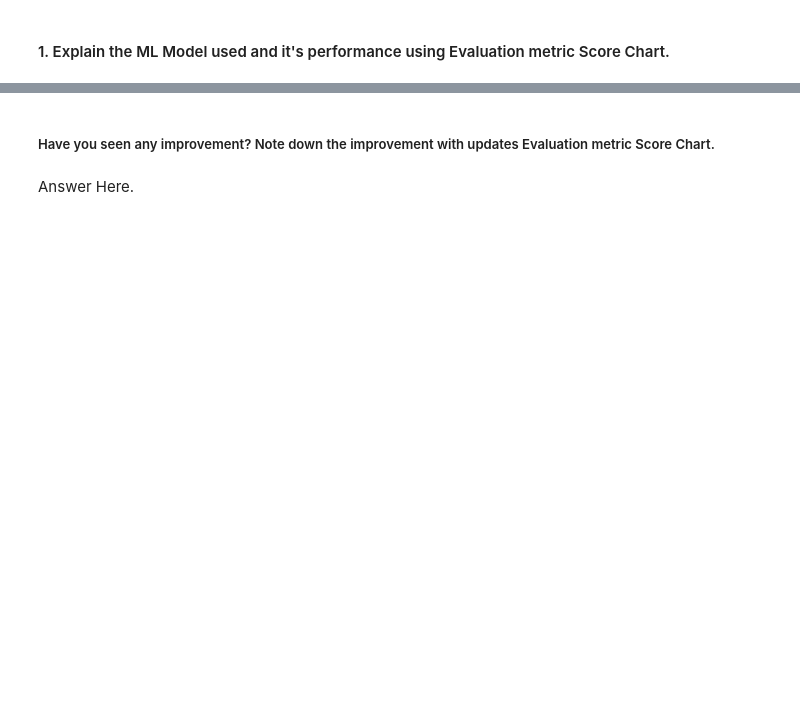
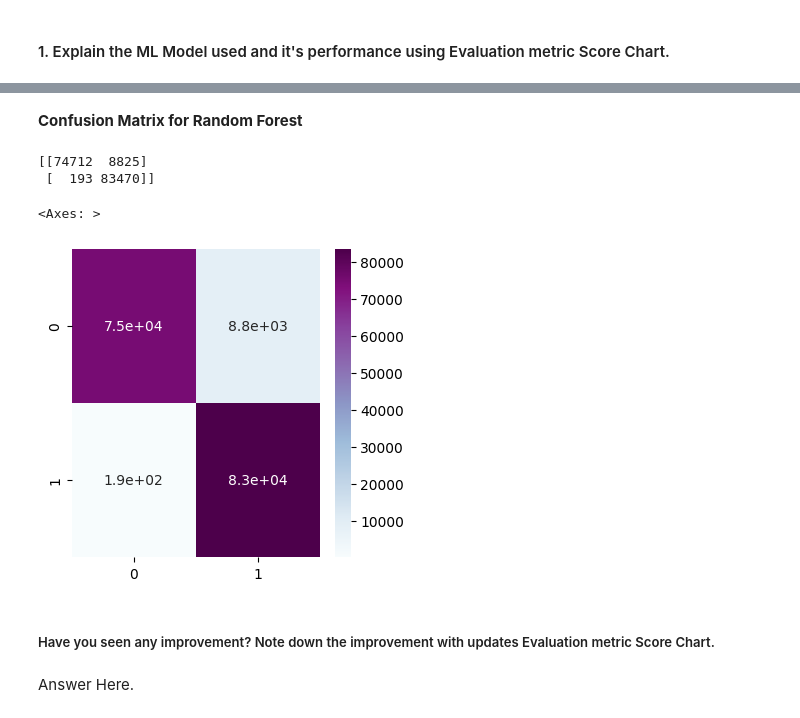
Before and after one commit to Kalpesh-Nandedkar/HEALTH-INSURANCE-CROSS-SELL-PREDICTION, a Jupyter notebook: HEALTH_INSURANCE_CROSS_SELL_PREDICTION.ipynb, the cells around one changed output, grey strips where cells are left out. Drawn from its saved outputs; the diff is of its cells as text; code cells hidden in the pictures; blank space fills up the shorter version.

```diff
--- a/HEALTH_INSURANCE_CROSS_SELL_PREDICTION.ipynb
+++ b/HEALTH_INSURANCE_CROSS_SELL_PREDICTION.ipynb
@@ -1340,2 +1300,14 @@ weighted avg       0.95      0.95      0.95    167200
+# %%
+# ML Model - 2 Implementation
+# Implementing Random Forest
+randomforest = RandomForestClassifier()
+# Fitting the Algorithm
+randomforest=randomforest.fit(X_train, y_train)
+
+# Predict on the model
+# Get the predicted classes
+RF_pred = randomforest.predict(X_test)
+# Get the predicted probabilities
+RF_probability = randomforest.predict_proba(X_test)[:,1]
 # %% [markdown]
 #### 1. Explain the ML Model used and it's performance using Evaluation metric Score Chart.
@@ -1356,8 +1313,0 @@ KeyboardInterrupt: ignored
-# %%
-RF_pred = RF_optimal_model.predict(X_test)
-#print accuracy and Auc values of model
-print("Accuracy : ", accuracy_score(y_test , RF_pred))
-print("Precision:" ,precision_score(y_test,RF_pred))
-print("Recall:" , recall_score(y_test , RF_pred))
-print("F1-Score:" , f1_score(y_test , RF_pred))
-print("ROC_AUC Score:" ,roc_auc_score(RF_pred,y_test))
@@ -1381,3 +1386,15 @@ Answer Here.
+# %% [markdown]
+**Confusion Matrix for Random Forest**
+# %%
+cm=confusion_matrix(y_test,RF_pred)
+print(cm)
+plt.figure( figsize = (4 ,4))
+sns.heatmap(cm,annot=True,cmap='BuPu')
+# %% [output]
+[[74712  8825]
+ [  193 83470]]
+<Axes: >
+[figure, added]
 # %% [markdown]
 ##### Have you seen any improvement? Note down the improvement with updates Evaluation metric Score Chart.
 # %% [markdown]
```
Also changed, not shown: parts of 28 cells of this notebook.
